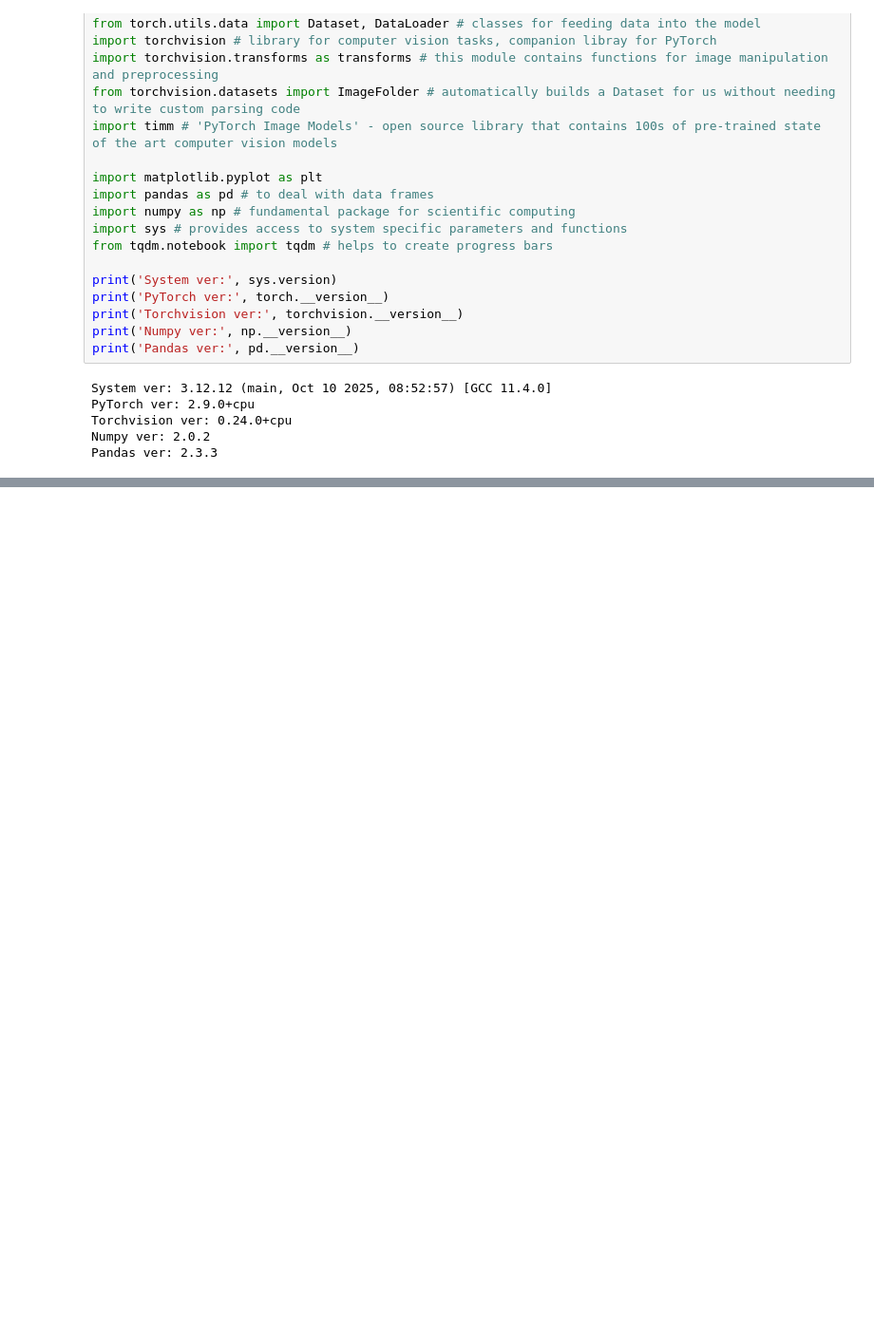
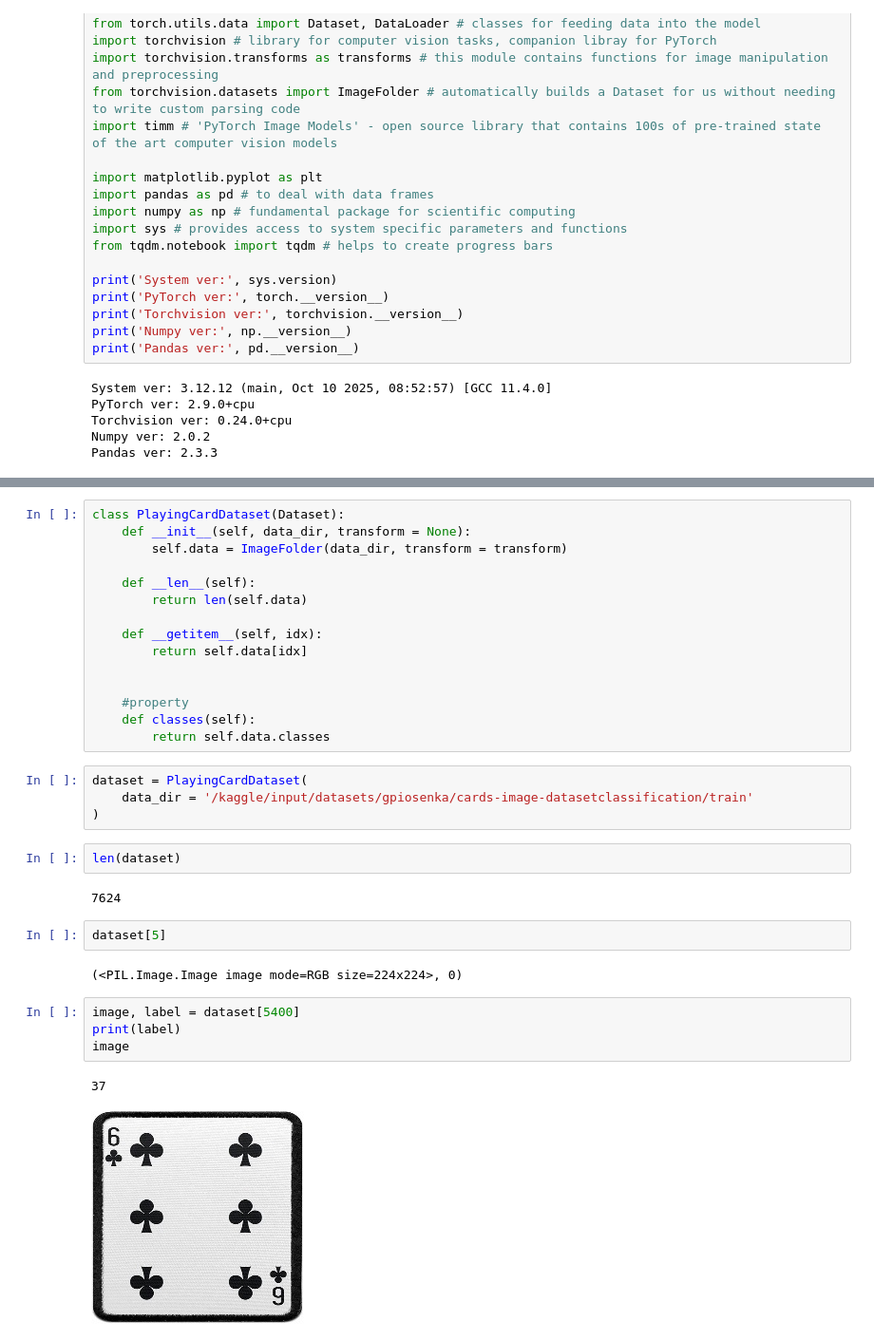
Before and after one commit to glenpaulson/pytorch, a Jupyter notebook: pytorch_model_train.ipynb, the cells around one changed output, grey strips where cells are left out. Shown at 95% size. Saved outputs shown, nothing was run; the diff lists cells and outputs as text; blank space fills up the shorter version.

Commit message:
feat: create test dataset

```diff
--- a/pytorch_model_train.ipynb
+++ b/pytorch_model_train.ipynb
@@ -42,0 +48,34 @@ Pandas ver: 2.3.3
+# %%
+class PlayingCardDataset(Dataset):
+    def __init__(self, data_dir, transform = None):
+        self.data = ImageFolder(data_dir, transform = transform)
+
+    def __len__(self):
+        return len(self.data)
+
+    def __getitem__(self, idx):
+        return self.data[idx]
+
+
+    #property
+    def classes(self):
+        return self.data.classes
+# %%
+dataset = PlayingCardDataset(
+    data_dir = '/kaggle/input/datasets/gpiosenka/cards-image-datasetclassification/train'
+)
+# %%
+len(dataset)
+# %% [output]
+7624
+# %%
+dataset[5]
+# %% [output]
+(<PIL.Image.Image image mode=RGB size=224x224>, 0)
+# %%
+image, label = dataset[5400]
+print(label)
+image
+# %% [output]
+37
+[figure, added]
```
Also changed, not shown: parts of 7 cells of this notebook.
